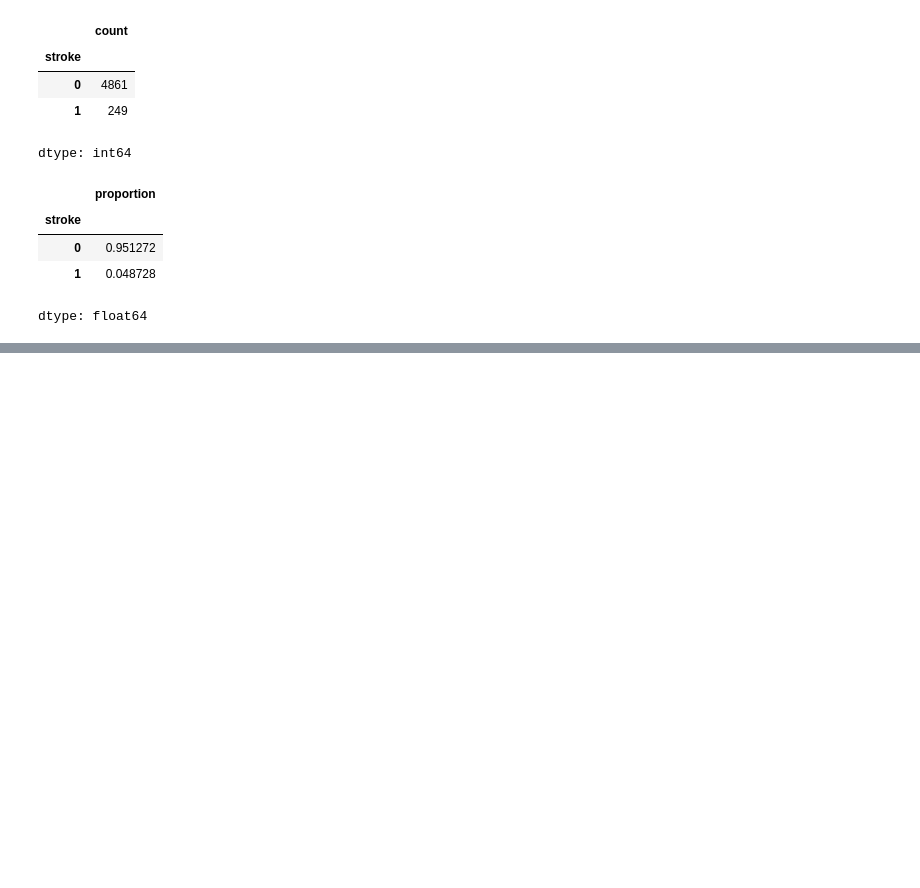
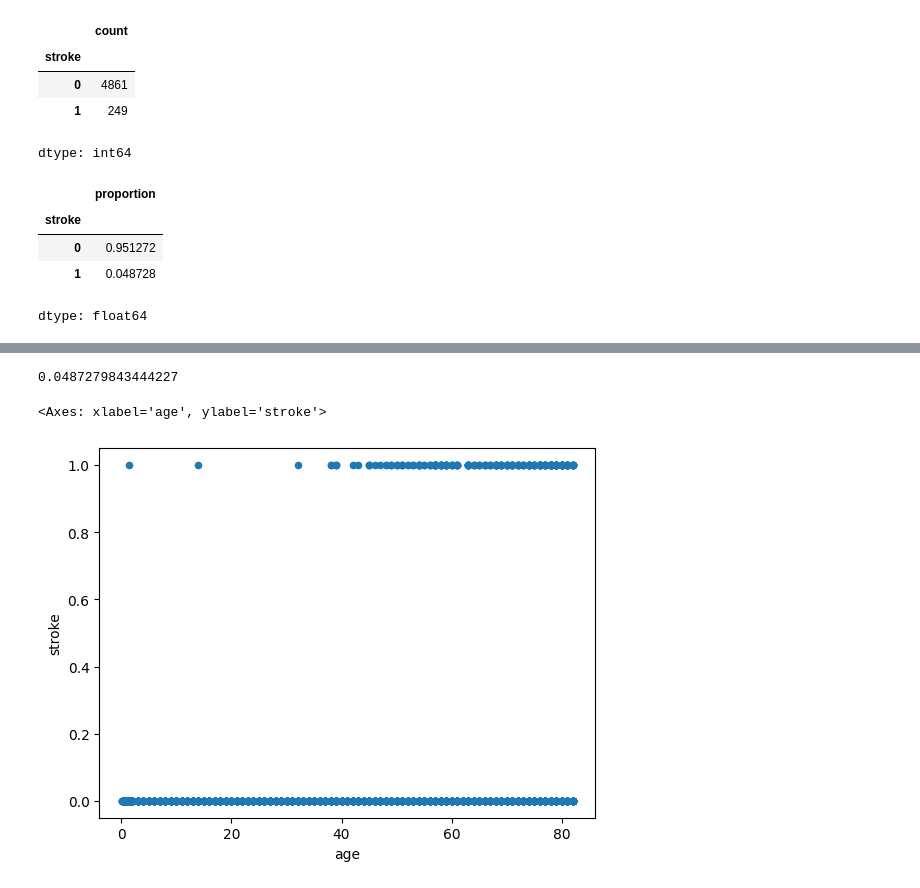
Before and after one commit to Qu1nnD/CS290, a Jupyter notebook: StrokePredictor.ipynb, the cells around one changed output, grey strips where cells are left out. Drawn from its saved outputs; the diff is of its cells as text; code cells hidden in the pictures; blank space fills up the shorter version.

```diff
--- a/StrokePredictor.ipynb
+++ b/StrokePredictor.ipynb
@@ -72,0 +80,9 @@ KeyError: ('stroke', 'Residence_type')
+# %%
+df["stroke"].mean()
+# %% [output]
+0.0487279843444227
+# %%
+df.plot(x="age",y="stroke",kind="scatter")
+# %% [output]
+<Axes: xlabel='age', ylabel='stroke'>
+[figure, added]
```
Also changed, not shown: parts of 8 cells of this notebook.
